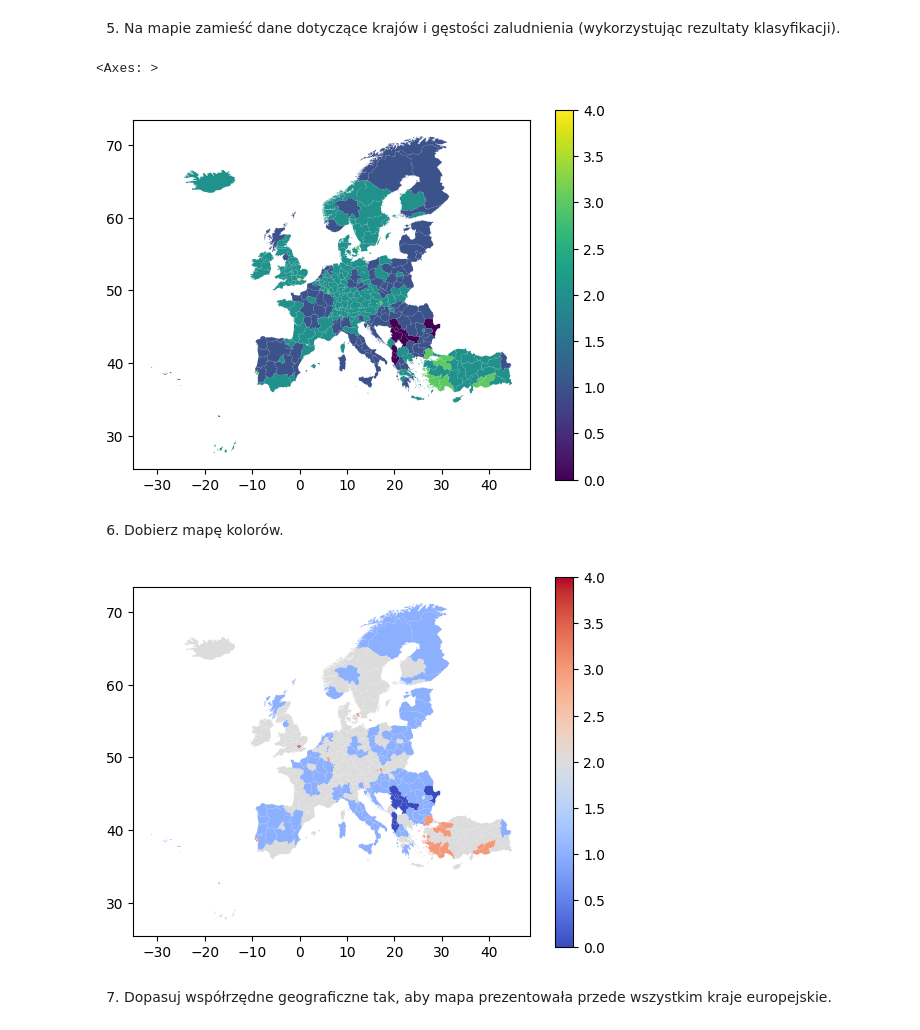
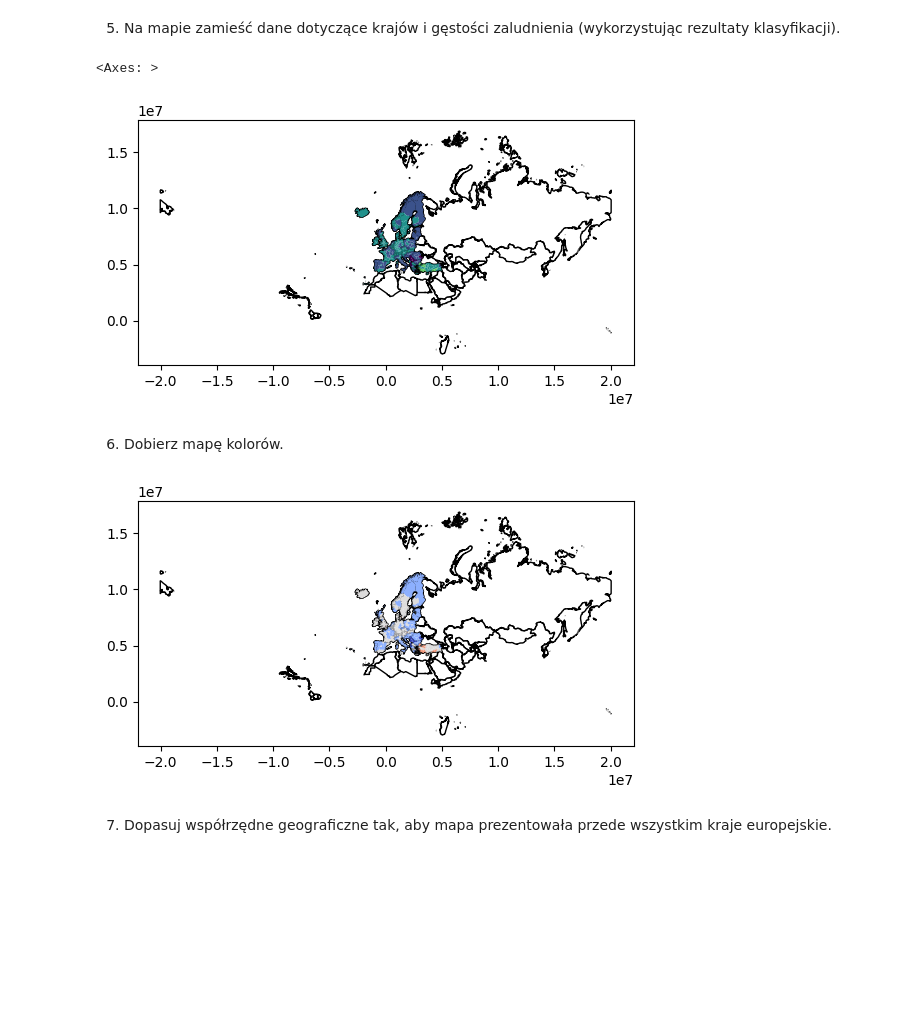
Before and after one commit to venomiakk/spatial-data-analysis, a Jupyter notebook: homework2/homework2.ipynb, the cells around one changed output. Saved outputs shown, nothing was run; the diff lists cells and outputs as text; code cells hidden in the pictures; blank space fills up the shorter version.

```diff
--- a/homework2/homework2.ipynb
+++ b/homework2/homework2.ipynb
@@ -93,22 +93,24 @@ print(population_density)
 # %% [markdown]
 5. Na mapie zamieść dane dotyczące krajów i gęstości zaludnienia (wykorzystując rezultaty klasyfikacji).
 # %%
-population_density.plot(column='density_change_cat', legend=True)
+import matplotlib.pyplot as plt
+
+ax = countries.plot(facecolor='white', edgecolor='black')
+population_density.plot(ax=ax, column='density_change_cat')
 # %% [output]
 <Axes: >
-[figure, old version]
+[figure, new version]
 # %% [markdown]
 6. Dobierz mapę kolorów.
 # %%
-import matplotlib.pyplot as plt
-
 selected_color_map = 'coolwarm'
 
-ax = population_density.plot(column='density_change_cat', legend=True, cmap=selected_color_map)
+ax = countries.plot(facecolor='white', edgecolor='black')
+population_density.plot(ax=ax, column='density_change_cat', cmap=selected_color_map)
 
 plt.show()
 # %% [output]
-[figure, old version]
+[figure, new version]
 # %% [markdown]
 7. Dopasuj współrzędne geograficzne tak, aby mapa prezentowała przede wszystkim kraje europejskie.
 # %%
```
Also changed, not shown: parts of 5 cells of this notebook, 1 other file.
